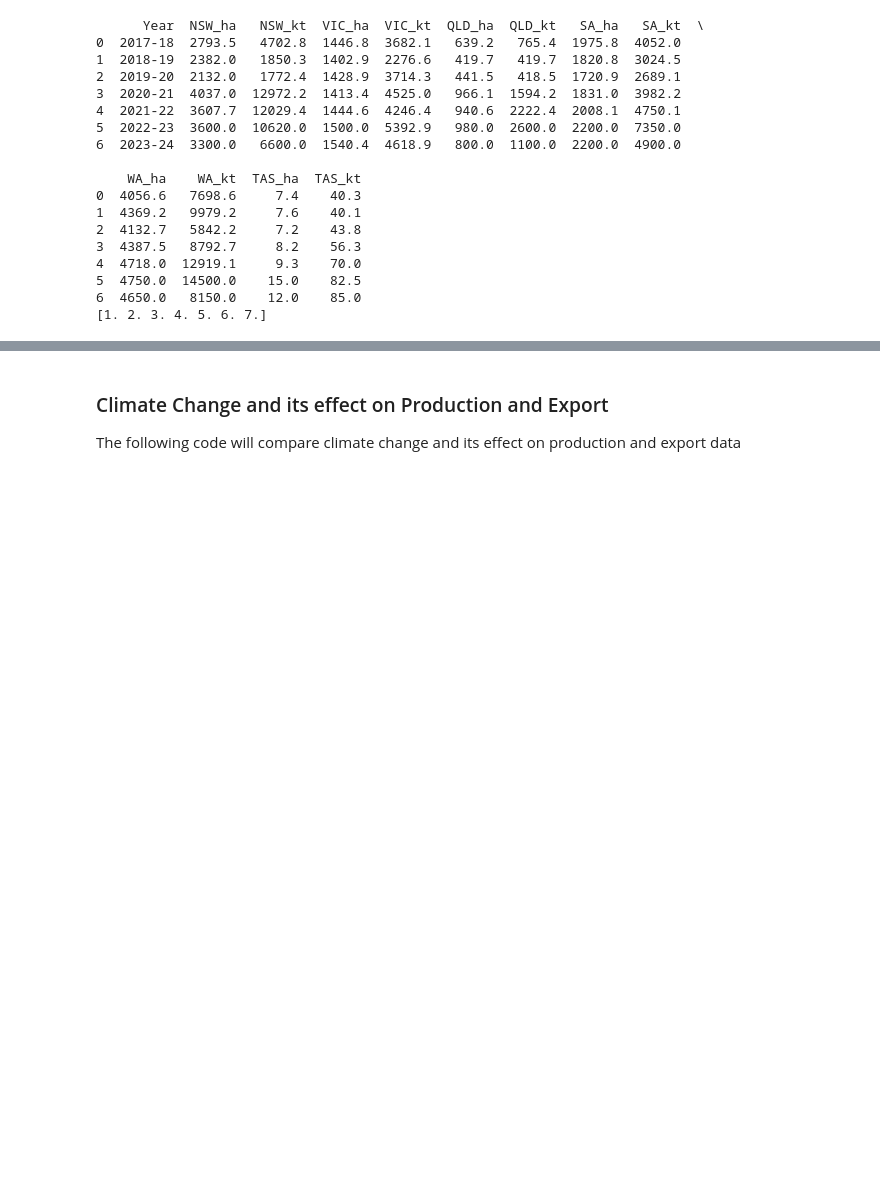
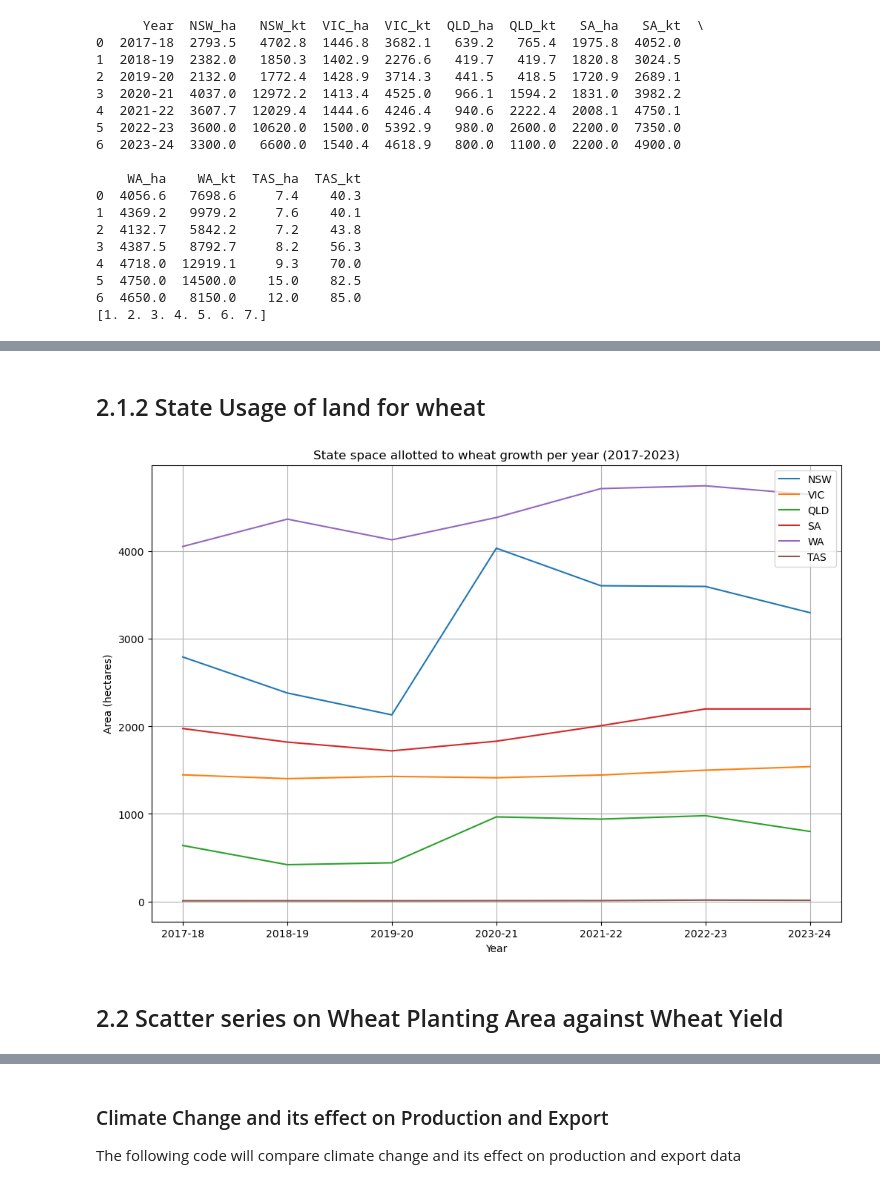
Before and after one commit to B-osborne1/project-one, a Jupyter notebook: project_main_script.ipynb, the cells around one changed output, grey strips where cells are left out. Drawn from its saved outputs; the diff is of its cells as text; code cells hidden in the pictures; blank space fills up the shorter version.

```diff
--- a/project_main_script.ipynb
+++ b/project_main_script.ipynb
@@ -350,3 +722,36 @@ print(year_range)
+# %% [markdown]
+## 2.1.2 State Usage of land for wheat
+# %%
+# Creating line graph for hectare use of wheat
+plt.figure(figsize=(12, 8))
+
+# NSW graph
+plt.plot(state_df['Year'], state_df['NSW_ha'], label='NSW')
+
+# VIC graph
+plt.plot(state_df['Year'], state_df['VIC_ha'], label='VIC')
+
+# QLD graph
+plt.plot(state_df['Year'], state_df['QLD_ha'], label='QLD')
+
+# SA graph
+plt.plot(state_df['Year'], state_df['SA_ha'], label='SA')
+
+# WA graph
+plt.plot(state_df['Year'], state_df['WA_ha'], label='WA')
+
+# TAS graph
+plt.plot(state_df['Year'], state_df['TAS_ha'], label='TAS')
+
+plt.title('State space allotted to wheat growth per year (2017-2023)')
+plt.xlabel('Year')
+plt.ylabel('Area (hectares)')
+plt.legend()
+plt.grid(True)
+# %% [output]
+[figure, added]
+# %% [markdown]
+## 2.2 Scatter series on Wheat Planting Area against Wheat Yield
 # %%
 # Creating a multi plot with three rows and two columns
 fig, axs = plt.subplots(3, 2)
```
Also changed, not shown: parts of 52 cells of this notebook.
